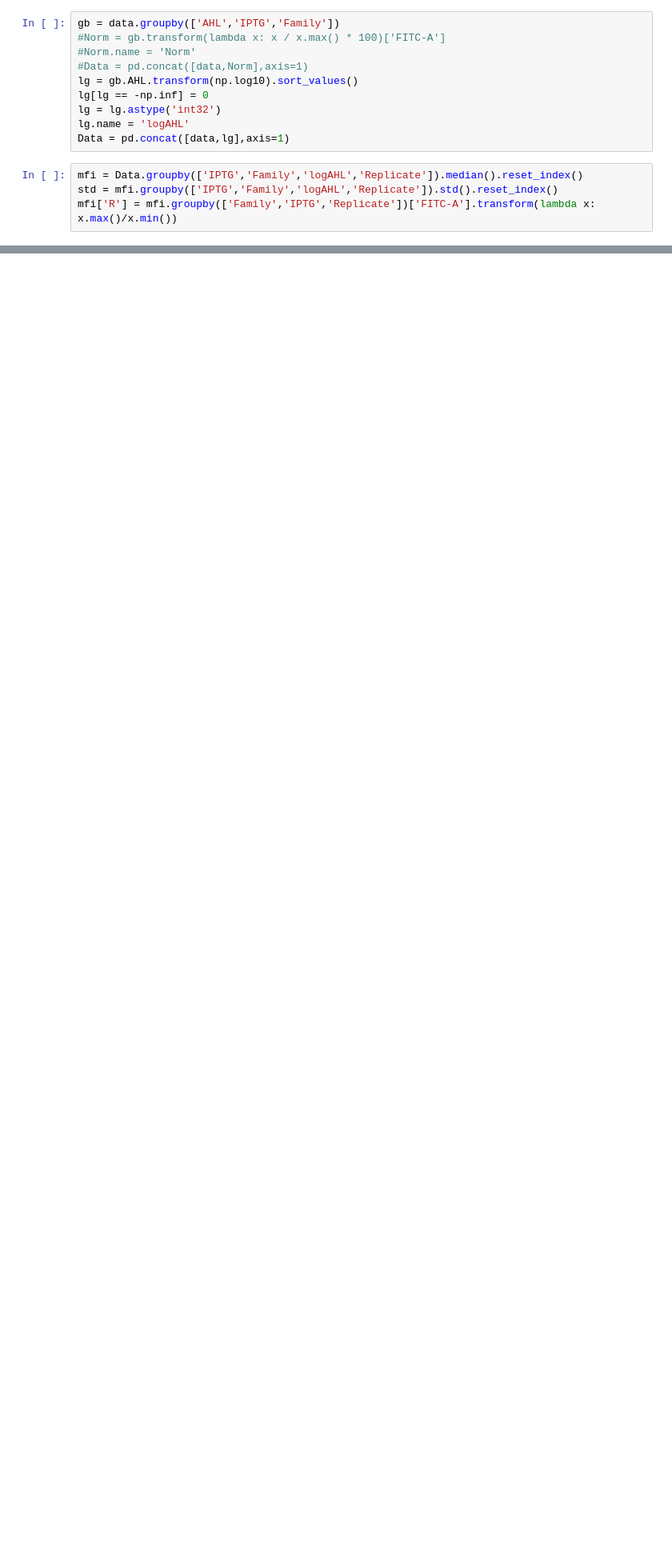
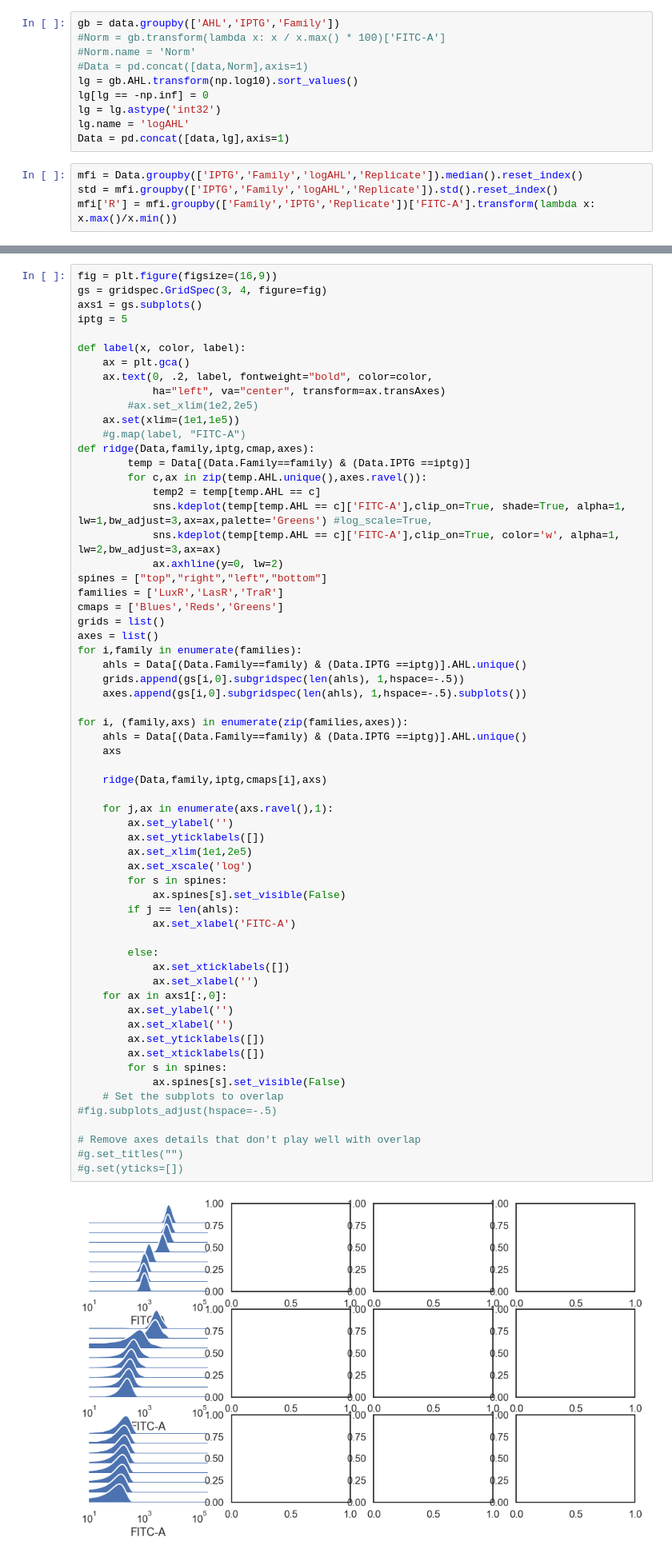
Before and after one commit to Jsakkos/cyano-sync, a Jupyter notebook: Figures/Characterization.ipynb, the cells around one changed output, grey strips where cells are left out. Shown at 80% size. Cells and saved outputs as stored; diff of their text form; blank space fills up the shorter version.

```diff
--- a/Figures/Characterization.ipynb
+++ b/Figures/Characterization.ipynb
@@ -334,0 +352,64 @@ Error: Session cannot generate requests
+# %%
+fig = plt.figure(figsize=(16,9))
+gs = gridspec.GridSpec(3, 4, figure=fig)
+axs1 = gs.subplots()
+iptg = 5
+
+def label(x, color, label):
+    ax = plt.gca()
+    ax.text(0, .2, label, fontweight="bold", color=color,
+            ha="left", va="center", transform=ax.transAxes)
+        #ax.set_xlim(1e2,2e5)
+    ax.set(xlim=(1e1,1e5))
+    #g.map(label, "FITC-A")
+def ridge(Data,family,iptg,cmap,axes):
+        temp = Data[(Data.Family==family) & (Data.IPTG ==iptg)]
+        for c,ax in zip(temp.AHL.unique(),axes.ravel()):
+            temp2 = temp[temp.AHL == c]
+            sns.kdeplot(temp[temp.AHL == c]['FITC-A'],clip_on=True, shade=True, alpha=1, lw=1,bw_adjust=3,ax=ax,palette='Greens') #log_scale=True,
+            sns.kdeplot(temp[temp.AHL == c]['FITC-A'],clip_on=True, color='w', alpha=1, lw=2,bw_adjust=3,ax=ax)
+            ax.axhline(y=0, lw=2)
+spines = ["top","right","left","bottom"]
+families = ['LuxR','LasR','TraR']
+cmaps = ['Blues','Reds','Greens']
+grids = list()
+axes = list()
+for i,family in enumerate(families):
+    ahls = Data[(Data.Family==family) & (Data.IPTG ==iptg)].AHL.unique()
+    grids.append(gs[i,0].subgridspec(len(ahls), 1,hspace=-.5))
+    axes.append(gs[i,0].subgridspec(len(ahls), 1,hspace=-.5).subplots())
+
+for i, (family,axs) in enumerate(zip(families,axes)):
+    ahls = Data[(Data.Family==family) & (Data.IPTG ==iptg)].AHL.unique()
+    axs
+
+    ridge(Data,family,iptg,cmaps[i],axs)
+
+    for j,ax in enumerate(axs.ravel(),1):
+        ax.set_ylabel('')
+        ax.set_yticklabels([])
+        ax.set_xlim(1e1,2e5)
+        ax.set_xscale('log')
+        for s in spines:
+            ax.spines[s].set_visible(False)
+        if j == len(ahls):
+            ax.set_xlabel('FITC-A')
+
+        else:
+            ax.set_xticklabels([])
+            ax.set_xlabel('')
+    for ax in axs1[:,0]:
+        ax.set_ylabel('')
+        ax.set_xlabel('')
+        ax.set_yticklabels([])
+        ax.set_xticklabels([])
+        for s in spines:
+            ax.spines[s].set_visible(False)
+    # Set the subplots to overlap
+#fig.subplots_adjust(hspace=-.5)
+
+# Remove axes details that don't play well with overlap
+#g.set_titles("")
+#g.set(yticks=[])
+# %% [output]
+[figure, added]
```
Also changed, not shown: parts of 17 cells of this notebook, 7 other files.
